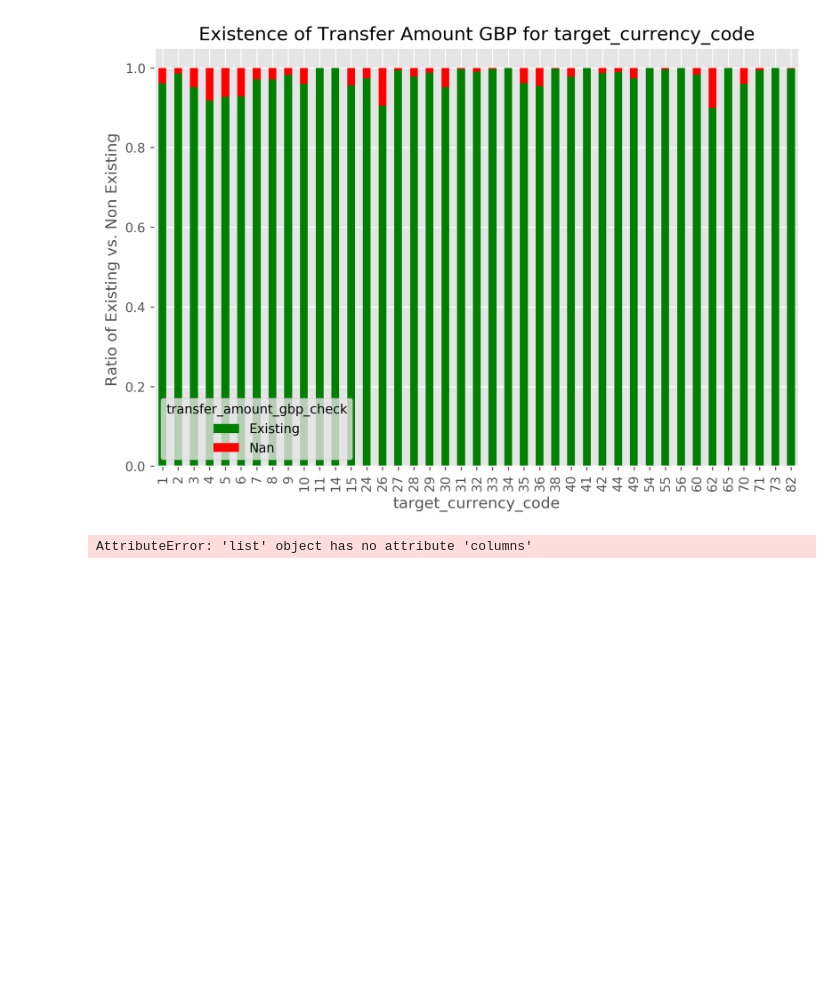
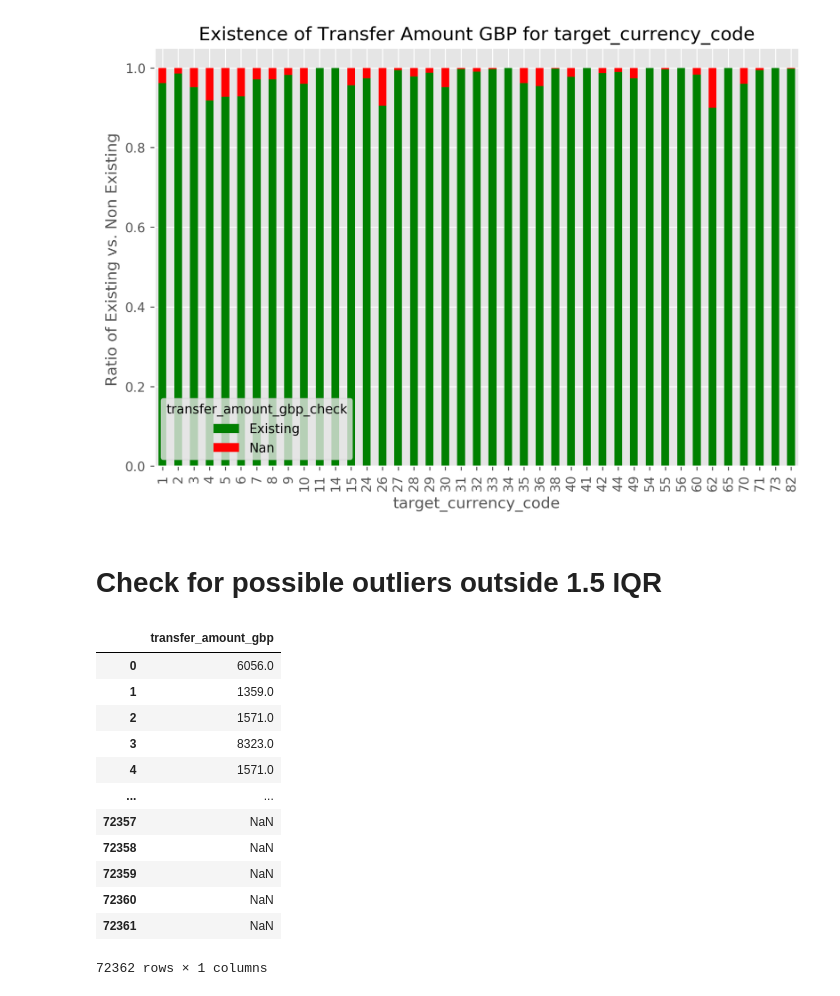
Before and after one commit to abdul0214/TransferwiseDataScience, a Jupyter notebook: Task 1.ipynb, the cells around one changed output. Drawn from its saved outputs; the diff is of its cells as text; code cells hidden in the pictures; blank space fills up the shorter version.

```diff
--- a/Task 1.ipynb
+++ b/Task 1.ipynb
@@ -248,8 +252,22 @@ plot_1(dataset,"source_currency_code")
 plot_1(dataset,"target_currency_code")
 # %% [output]
 [figure]
+# %% [markdown]
+# Check for possible outliers outside 1.5 IQR
 # %%
-numeric_dataset = dataset.select_dtypes(include=['int','float']).columns.values.tolist()
-numeric_dataset.columns
+numeric_dataset = dataset.select_dtypes(include=['int','float'])
+numeric_dataset
 # %% [output]
+|  | transfer_amount_gbp |
+| 0 | 6056.0 |
+| 1 | 1359.0 |
+| 2 | 1571.0 |
+| 3 | 8323.0 |
+| 4 | 1571.0 |
+| ... | ... |
+| 72357 | NaN |
+| 72358 | NaN |
+| 72359 | NaN |
+| 72360 | NaN |
+| 72361 | NaN |
-AttributeError: 'list' object has no attribute 'columns'
+72362 rows × 1 columns
```
Also changed, not shown: parts of 12 cells of this notebook.
